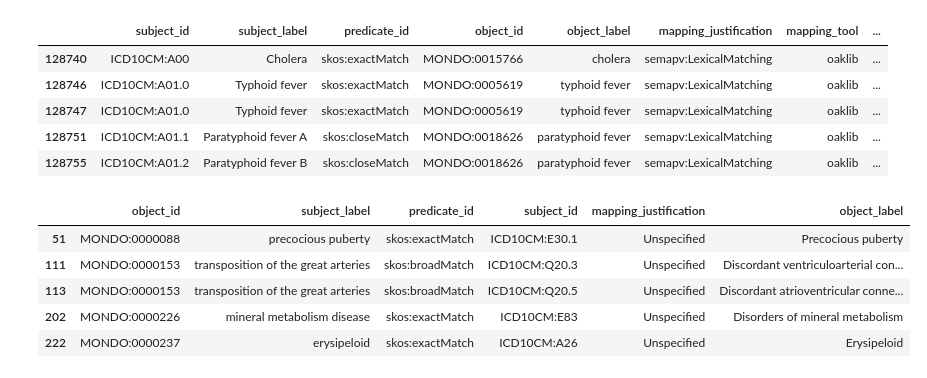
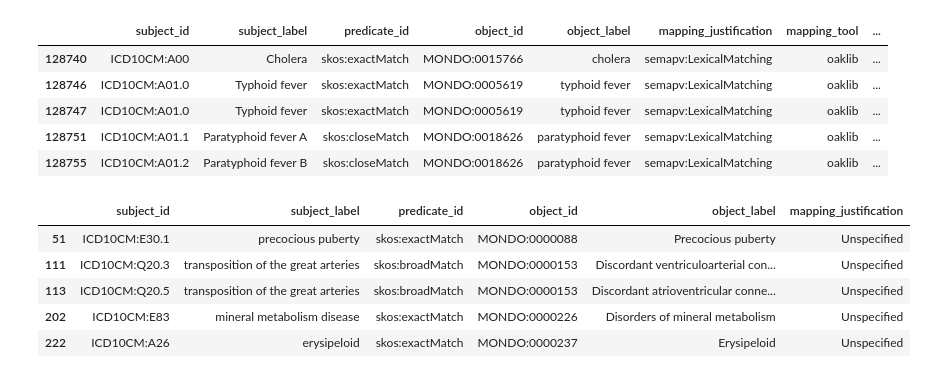
Before and after one commit to monarch-initiative/mondo-ingest, a Jupyter notebook: src/scripts/oak-lexmatch-sssom-compare.ipynb, the cells around one changed output. Drawn from its saved outputs; the diff is of its cells as text; code cells hidden in the pictures.

Commit message:
updated rules and reran mappings

```diff
--- a/src/scripts/oak-lexmatch-sssom-compare.ipynb
+++ b/src/scripts/oak-lexmatch-sssom-compare.ipynb
@@ -78,21 +78,26 @@ msdf_lex.df.head()
 # %%
 duplicate_df_lex = msdf_lex.df.copy()
 duplicate_df_mondo = msdf_mondo.df.head().copy()
 
 duplicate_df_lex = duplicate_df_lex.rename(columns={"subject_id": "object_id","object_id": "subject_id" })
 duplicate_df_mondo = duplicate_df_mondo.rename(columns={"subject_id": "object_id","object_id": "subject_id" })
 
+desired_col_sequnce = ["subject_id","subject_label", "predicate_id", "object_id", "object_label", "mapping_justification"]
+duplicate_df_lex = duplicate_df_lex[desired_col_sequnce]
+duplicate_df_mondo = duplicate_df_mondo[desired_col_sequnce]
+
 
 msdf_lex.df = pd.concat([duplicate_df_lex, msdf_lex.df]).drop_duplicates()
 msdf_mondo.df = pd.concat([duplicate_df_mondo, msdf_mondo.df]).drop_duplicates()
+
 msdf_mondo.df.head()
 # %% [output]
-|  | object_id | subject_label | predicate_id | subject_id | mapping_justification | object_label |
-| 51 | MONDO:0000088 | precocious puberty | skos:exactMatch | ICD10CM:E30.1 | Unspecified | Precocious puberty |
-| 111 | MONDO:0000153 | transposition of the great arteries | skos:broadMatch | ICD10CM:Q20.3 | Unspecified | Discordant ventriculoarterial con... |
-| 113 | MONDO:0000153 | transposition of the great arteries | skos:broadMatch | ICD10CM:Q20.5 | Unspecified | Discordant atrioventricular conne... |
-| 202 | MONDO:0000226 | mineral metabolism disease | skos:exactMatch | ICD10CM:E83 | Unspecified | Disorders of mineral metabolism |
-| 222 | MONDO:0000237 | erysipeloid | skos:exactMatch | ICD10CM:A26 | Unspecified | Erysipeloid |
+|  | subject_id | subject_label | predicate_id | object_id | object_label | mapping_justification |
+| 51 | ICD10CM:E30.1 | precocious puberty | skos:exactMatch | MONDO:0000088 | Precocious puberty | Unspecified |
+| 111 | ICD10CM:Q20.3 | transposition of the great arteries | skos:broadMatch | MONDO:0000153 | Discordant ventriculoarterial con... | Unspecified |
+| 113 | ICD10CM:Q20.5 | transposition of the great arteries | skos:broadMatch | MONDO:0000153 | Discordant atrioventricular conne... | Unspecified |
+| 202 | ICD10CM:E83 | mineral metabolism disease | skos:exactMatch | MONDO:0000226 | Disorders of mineral metabolism | Unspecified |
+| 222 | ICD10CM:A26 | erysipeloid | skos:exactMatch | MONDO:0000237 | Erysipeloid | Unspecified |
 # %%
 comparison_ms_diff = compare_dataframes(msdf_mondo.df, msdf_lex.df)
 comparison_df = comparison_ms_diff.combined_dataframe
```
Also changed, not shown: parts of 10 cells of this notebook, 22 other files.
